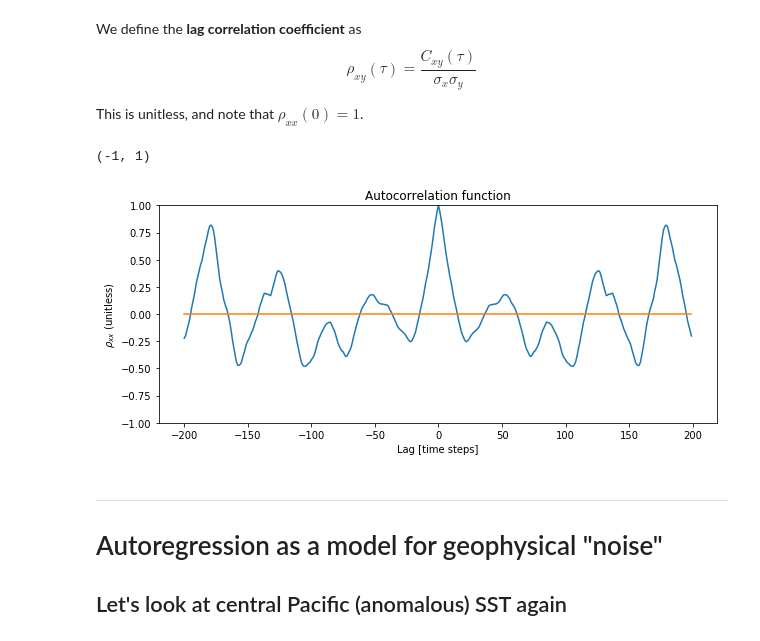
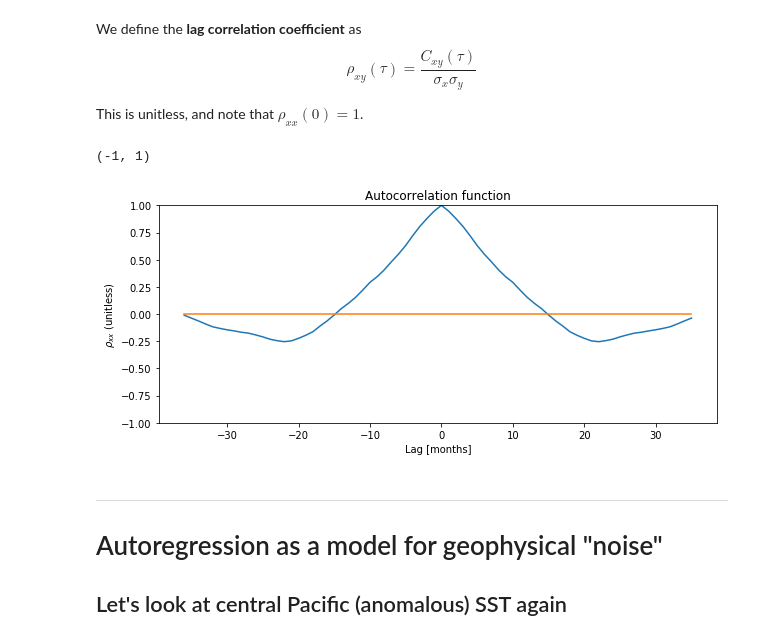
Before and after one commit to amiedobracki/MPO624-2020, a Jupyter notebook: Course_Modules_Topics_Notebooks/series_analyses_and_FFT/ENSO20y_spectra.ipynb, the cells around one changed output. Cells and saved outputs as stored; diff of their text form; code cells hidden in the pictures.

```diff
--- a/Course_Modules_Topics_Notebooks/series_analyses_and_FFT/ENSO20y_spectra.ipynb
+++ b/Course_Modules_Topics_Notebooks/series_analyses_and_FFT/ENSO20y_spectra.ipynb
@@ -84,12 +84,13 @@ Let's look at the power spectrum
 # %%
 # Take the simple FFT, after removing the mean
 
-V = CPAC; NT = len(V)
+V = CPACA; NT = len(V)
 Vp = V - V.mean()
 Vspec = np.fft.fft( Vp )
 
 # It is symmetric, with low frequencies at BOTH ENDS, except 0 (the mean)
 fig,ax = plt.subplots(1,1,figsize=(10,4));
 ax.plot(Vspec.real)
+plt.title('real part: the mean, then a symmetric repeat of the spectrum')
 #ax.plot(Vspec.imag)
 # %% [output]
@@ -125,7 +127,7 @@ Variance is 0.69002205 (m/s)^2: matches 0.690022051334381
 # Autocorrelation and autocovariance
 # %%
 # very manual loop over lags
-lags = np.arange(-200,200)
+lags = np.arange(-36,36)
 cxx=0.*lags
 
 for ind,tau in enumerate(lags):
@@ -154,17 +156,17 @@ This is unitless, and note that $\rho_{xx}(0)=1$.
 # %%
 fig,ax = plt.subplots(1,1,figsize=(10,4));
 
 ax.plot(lags,cxx/np.var(Vp))
 ax.plot(lags,cxx/np.var(Vp)*0)
 
-ax.set_xlabel('Lag [time steps]')
+ax.set_xlabel('Lag [months]')
 ax.set_ylabel(r'$\rho_{xx}$ (unitless)')
 ax.set_title('Autocorrelation function')
 
 ax.set_ylim([-1,1])
 # %% [output]
 (-1, 1)
-[figure, old version]
+[figure, new version]
 # %% [markdown]
 ------------
 
```
Also changed, not shown: parts of 14 cells of this notebook, 4 other files.
